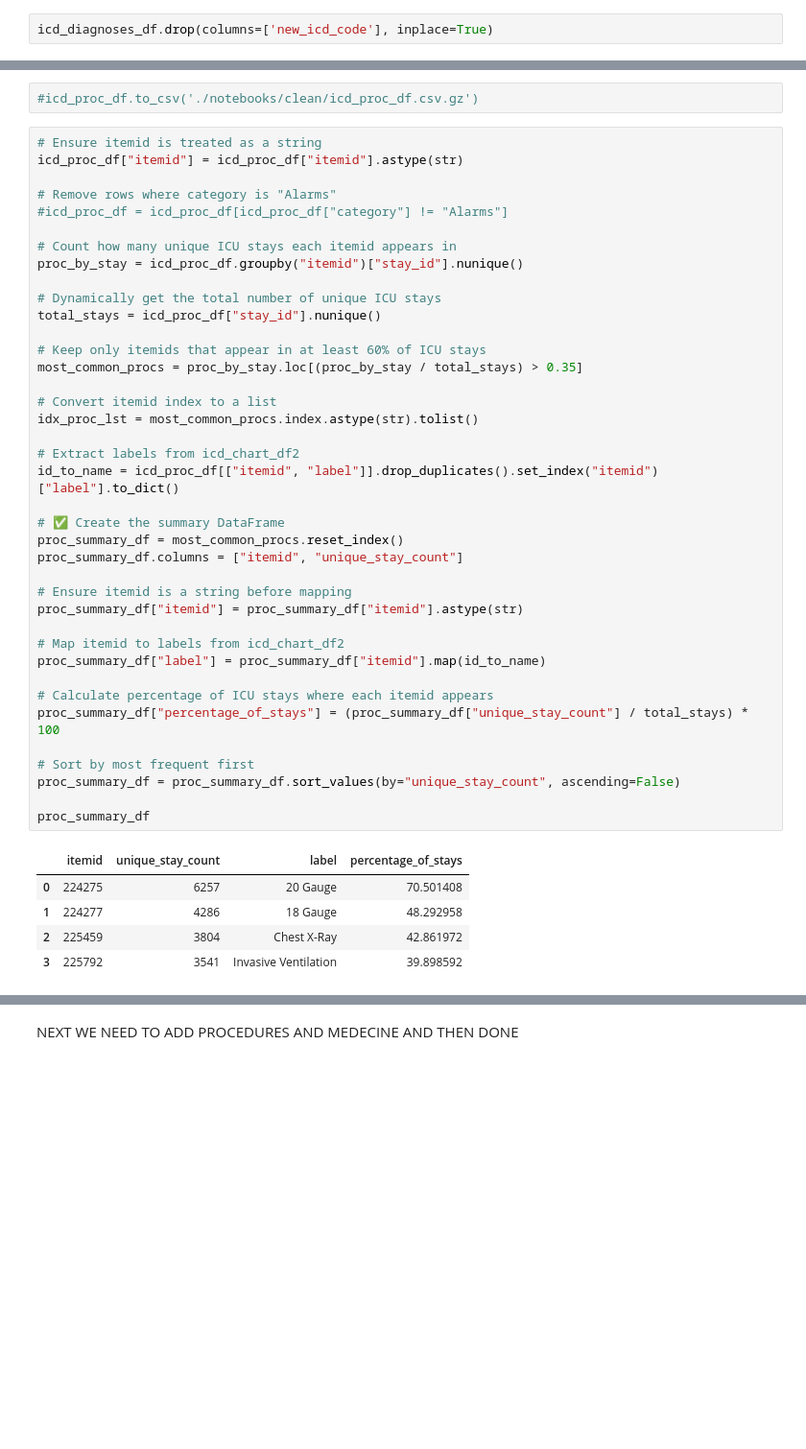
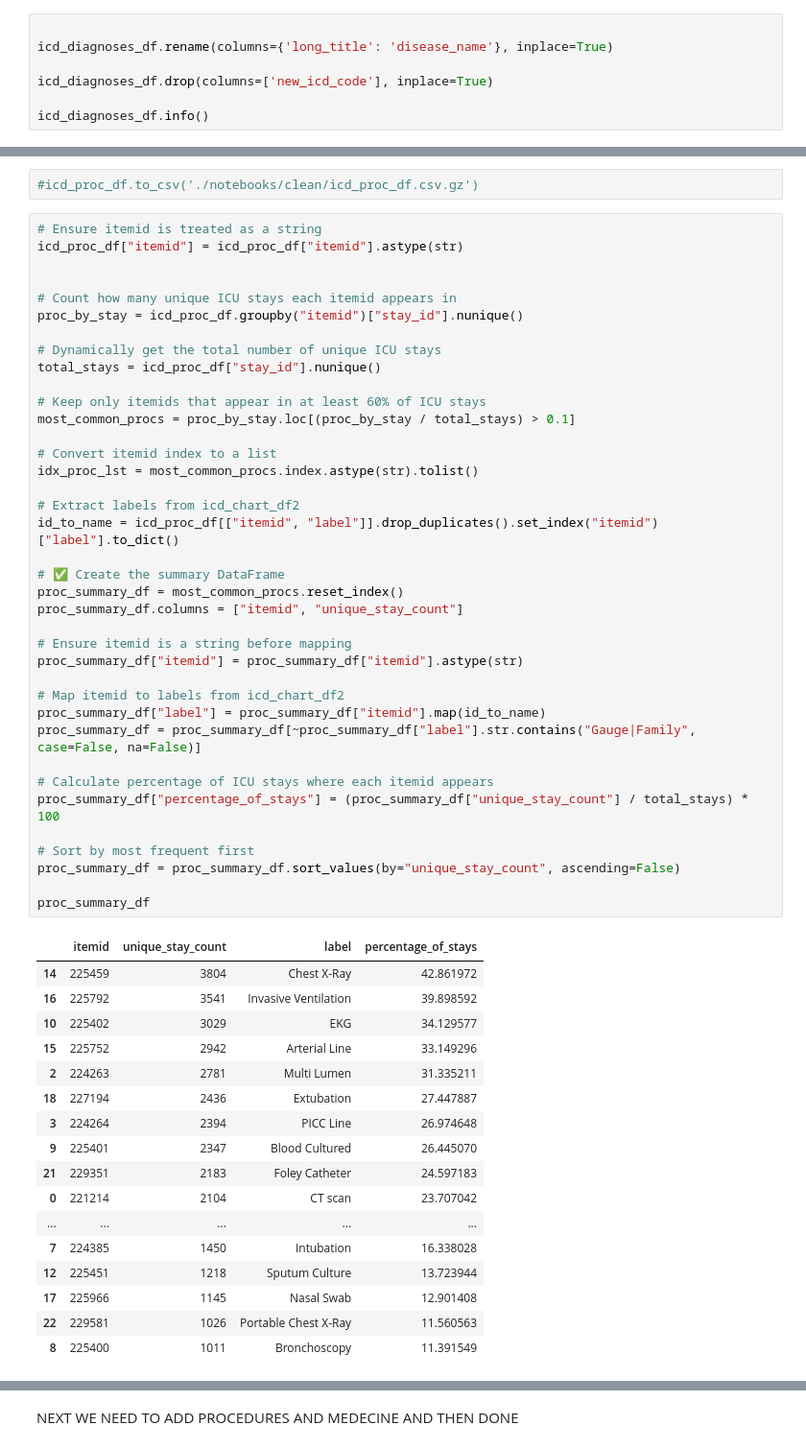
Before and after one commit to shaunaheron2/MIMIC-FINAL, a Jupyter notebook: preAnndataProcessing.ipynb, the cells around one changed output, grey strips where cells are left out. Shown at 96% size. Saved outputs shown, nothing was run; the diff lists cells and outputs as text; blank space fills up the shorter version.

```diff
--- a/preAnndataProcessing.ipynb
+++ b/preAnndataProcessing.ipynb
@@ -143,4 +145,9 @@ icd_diagnoses_df.loc[
     "disease_type",
 ] = "Posoning, Injury or External"
 # %%
+
+icd_diagnoses_df.rename(columns={'long_title': 'disease_name'}, inplace=True)
+
 icd_diagnoses_df.drop(columns=['new_icd_code'], inplace=True)
+
+icd_diagnoses_df.info()
@@ -683,8 +841,6 @@ icd_proc_df  = icd_proc_df[icd_proc_df["stay_id"].isin(pneumonia_stay_ids)].copy
 # Ensure itemid is treated as a string
 icd_proc_df["itemid"] = icd_proc_df["itemid"].astype(str)
 
-# Remove rows where category is "Alarms"
-#icd_proc_df = icd_proc_df[icd_proc_df["category"] != "Alarms"]
 
 # Count how many unique ICU stays each itemid appears in
 proc_by_stay = icd_proc_df.groupby("itemid")["stay_id"].nunique()
@@ -692,35 +848,48 @@ proc_by_stay = icd_proc_df.groupby("itemid")["stay_id"].nunique()
 # Dynamically get the total number of unique ICU stays
 total_stays = icd_proc_df["stay_id"].nunique()
 
 # Keep only itemids that appear in at least 60% of ICU stays
-most_common_procs = proc_by_stay.loc[(proc_by_stay / total_stays) > 0.35]
+most_common_procs = proc_by_stay.loc[(proc_by_stay / total_stays) > 0.1]
 
 # Convert itemid index to a list
 idx_proc_lst = most_common_procs.index.astype(str).tolist()
 
 # Extract labels from icd_chart_df2
 id_to_name = icd_proc_df[["itemid", "label"]].drop_duplicates().set_index("itemid")["label"].to_dict()
 
 # ✅ Create the summary DataFrame
 proc_summary_df = most_common_procs.reset_index()
 proc_summary_df.columns = ["itemid", "unique_stay_count"]
 
 # Ensure itemid is a string before mapping
 proc_summary_df["itemid"] = proc_summary_df["itemid"].astype(str)
 
 # Map itemid to labels from icd_chart_df2
 proc_summary_df["label"] = proc_summary_df["itemid"].map(id_to_name)
+proc_summary_df = proc_summary_df[~proc_summary_df["label"].str.contains("Gauge|Family", case=False, na=False)]
 
 # Calculate percentage of ICU stays where each itemid appears
 proc_summary_df["percentage_of_stays"] = (proc_summary_df["unique_stay_count"] / total_stays) * 100
 
 # Sort by most frequent first
 proc_summary_df = proc_summary_df.sort_values(by="unique_stay_count", ascending=False)
 
 proc_summary_df
 # %% [output]
 |  | itemid | unique_stay_count | label | percentage_of_stays |
-| 0 | 224275 | 6257 | 20 Gauge | 70.501408 |
-| 1 | 224277 | 4286 | 18 Gauge | 48.292958 |
-| 2 | 225459 | 3804 | Chest X-Ray | 42.861972 |
-| 3 | 225792 | 3541 | Invasive Ventilation | 39.898592 |
+| 14 | 225459 | 3804 | Chest X-Ray | 42.861972 |
+| 16 | 225792 | 3541 | Invasive Ventilation | 39.898592 |
+| 10 | 225402 | 3029 | EKG | 34.129577 |
+| 15 | 225752 | 2942 | Arterial Line | 33.149296 |
+| 2 | 224263 | 2781 | Multi Lumen | 31.335211 |
+| 18 | 227194 | 2436 | Extubation | 27.447887 |
+| 3 | 224264 | 2394 | PICC Line | 26.974648 |
+| 9 | 225401 | 2347 | Blood Cultured | 26.445070 |
+| 21 | 229351 | 2183 | Foley Catheter | 24.597183 |
+| 0 | 221214 | 2104 | CT scan | 23.707042 |
+| ... | ... | ... | ... | ... |
+| 7 | 224385 | 1450 | Intubation | 16.338028 |
+| 12 | 225451 | 1218 | Sputum Culture | 13.723944 |
+| 17 | 225966 | 1145 | Nasal Swab | 12.901408 |
+| 22 | 229581 | 1026 | Portable Chest X-Ray | 11.560563 |
+| 8 | 225400 | 1011 | Bronchoscopy | 11.391549 |
```
Also changed, not shown: parts of 121 cells of this notebook.
